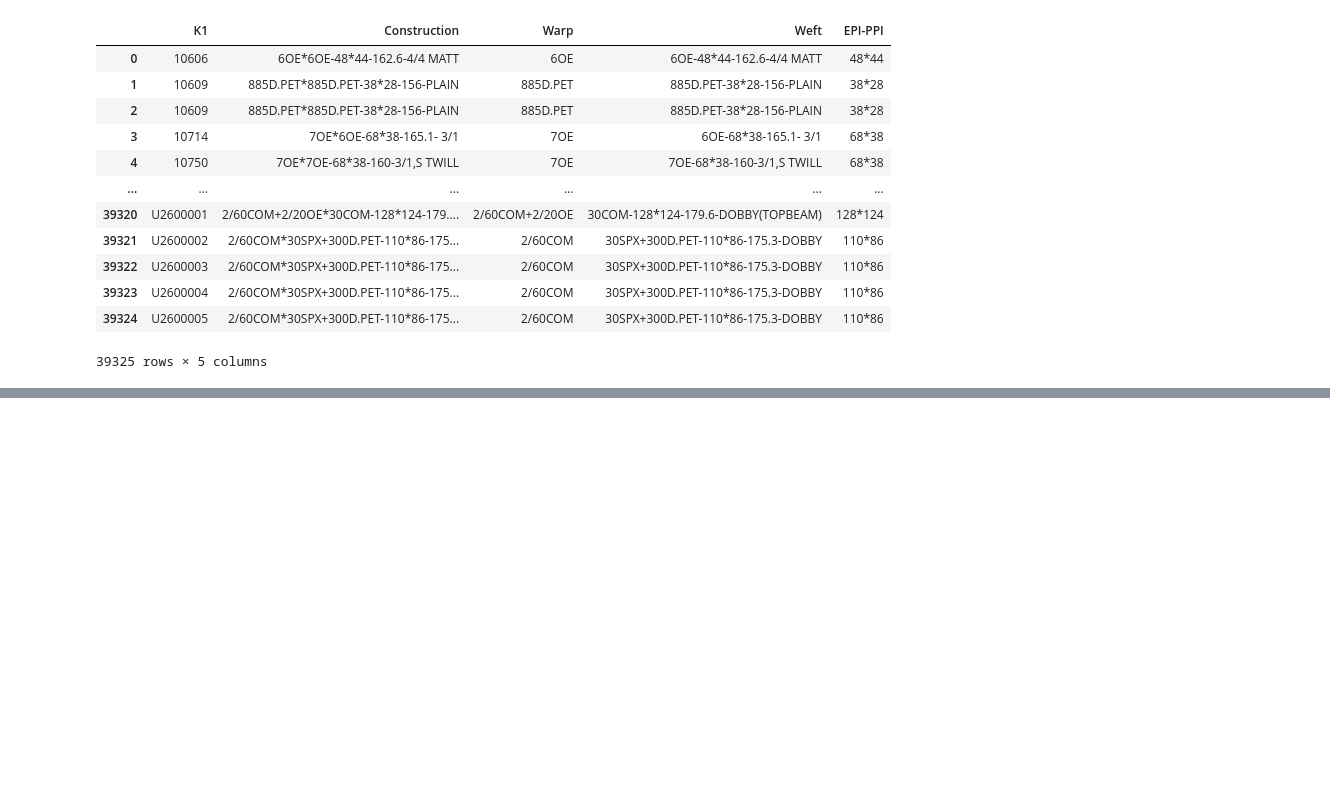
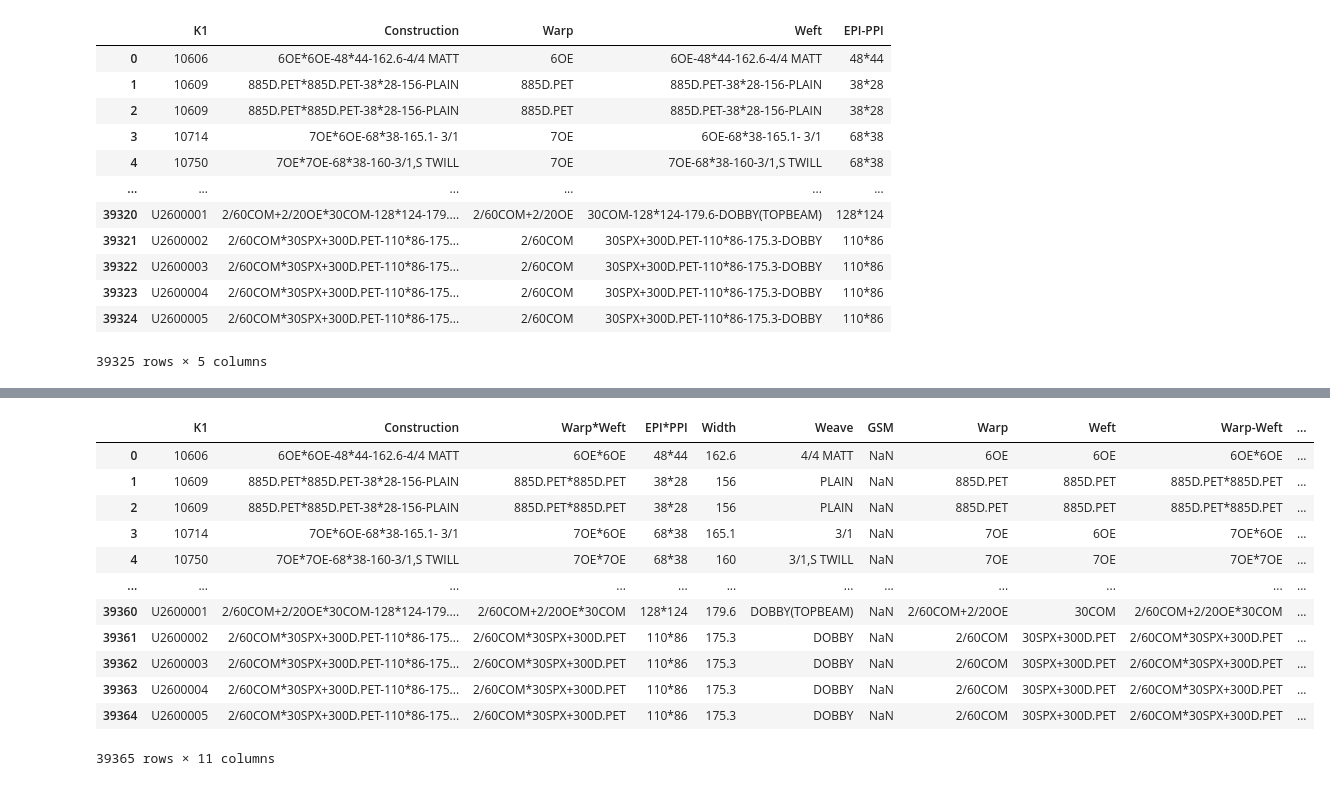
Before and after one commit to sinchan-s/F3P, a Jupyter notebook: main.ipynb, the cells around one changed output, grey strips where cells are left out. Saved outputs shown, nothing was run; the diff lists cells and outputs as text; code cells hidden in the pictures; blank space fills up the shorter version.

Commit message:
column search testing

```diff
--- a/main.ipynb
+++ b/main.ipynb
@@ -584,0 +559,17 @@ arti_df
+# %%
+art_df = pd.read_csv('articles.csv')
+art_df
+# %% [output]
+|  | K1 | Construction | Warp*Weft | EPI*PPI | Width | Weave | GSM | Warp | Weft | Warp-Weft | ... |
+| 0 | 10606 | 6OE*6OE-48*44-162.6-4/4 MATT | 6OE*6OE | 48*44 | 162.6 | 4/4 MATT | NaN | 6OE | 6OE | 6OE*6OE | ... |
+| 1 | 10609 | 885D.PET*885D.PET-38*28-156-PLAIN | 885D.PET*885D.PET | 38*28 | 156 | PLAIN | NaN | 885D.PET | 885D.PET | 885D.PET*885D.PET | ... |
+| 2 | 10609 | 885D.PET*885D.PET-38*28-156-PLAIN | 885D.PET*885D.PET | 38*28 | 156 | PLAIN | NaN | 885D.PET | 885D.PET | 885D.PET*885D.PET | ... |
+| 3 | 10714 | 7OE*6OE-68*38-165.1- 3/1 | 7OE*6OE | 68*38 | 165.1 | 3/1 | NaN | 7OE | 6OE | 7OE*6OE | ... |
+| 4 | 10750 | 7OE*7OE-68*38-160-3/1,S TWILL | 7OE*7OE | 68*38 | 160 | 3/1,S TWILL | NaN | 7OE | 7OE | 7OE*7OE | ... |
+| ... | ... | ... | ... | ... | ... | ... | ... | ... | ... | ... | ... |
+| 39360 | U2600001 | 2/60COM+2/20OE*30COM-128*124-179.... | 2/60COM+2/20OE*30COM | 128*124 | 179.6 | DOBBY(TOPBEAM) | NaN | 2/60COM+2/20OE | 30COM | 2/60COM+2/20OE*30COM | ... |
+| 39361 | U2600002 | 2/60COM*30SPX+300D.PET-110*86-175... | 2/60COM*30SPX+300D.PET | 110*86 | 175.3 | DOBBY | NaN | 2/60COM | 30SPX+300D.PET | 2/60COM*30SPX+300D.PET | ... |
+| 39362 | U2600003 | 2/60COM*30SPX+300D.PET-110*86-175... | 2/60COM*30SPX+300D.PET | 110*86 | 175.3 | DOBBY | NaN | 2/60COM | 30SPX+300D.PET | 2/60COM*30SPX+300D.PET | ... |
+| 39363 | U2600004 | 2/60COM*30SPX+300D.PET-110*86-175... | 2/60COM*30SPX+300D.PET | 110*86 | 175.3 | DOBBY | NaN | 2/60COM | 30SPX+300D.PET | 2/60COM*30SPX+300D.PET | ... |
+| 39364 | U2600005 | 2/60COM*30SPX+300D.PET-110*86-175... | 2/60COM*30SPX+300D.PET | 110*86 | 175.3 | DOBBY | NaN | 2/60COM | 30SPX+300D.PET | 2/60COM*30SPX+300D.PET | ... |
+39365 rows × 11 columns
```
Also changed, not shown: parts of 9 cells of this notebook.
